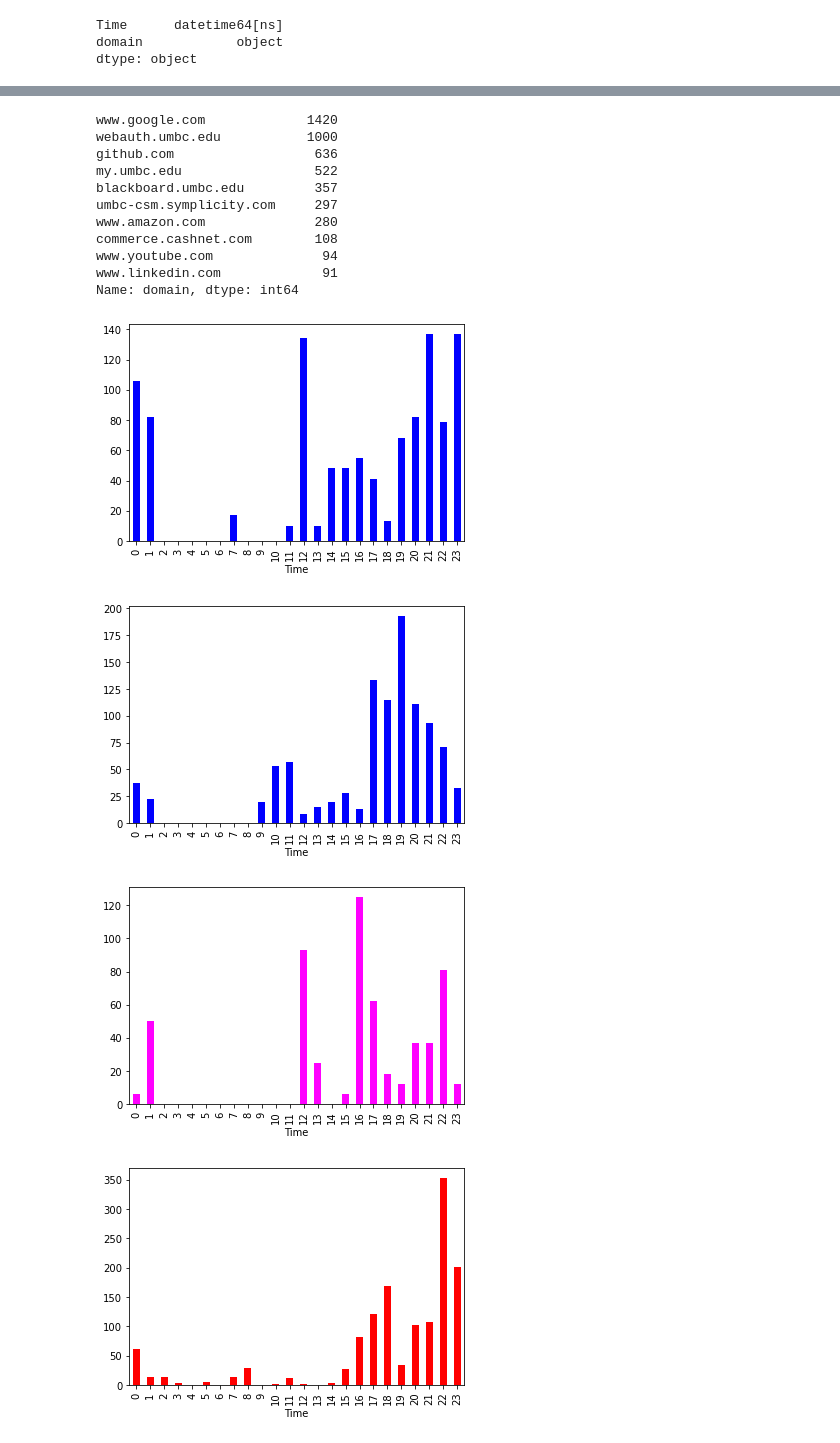
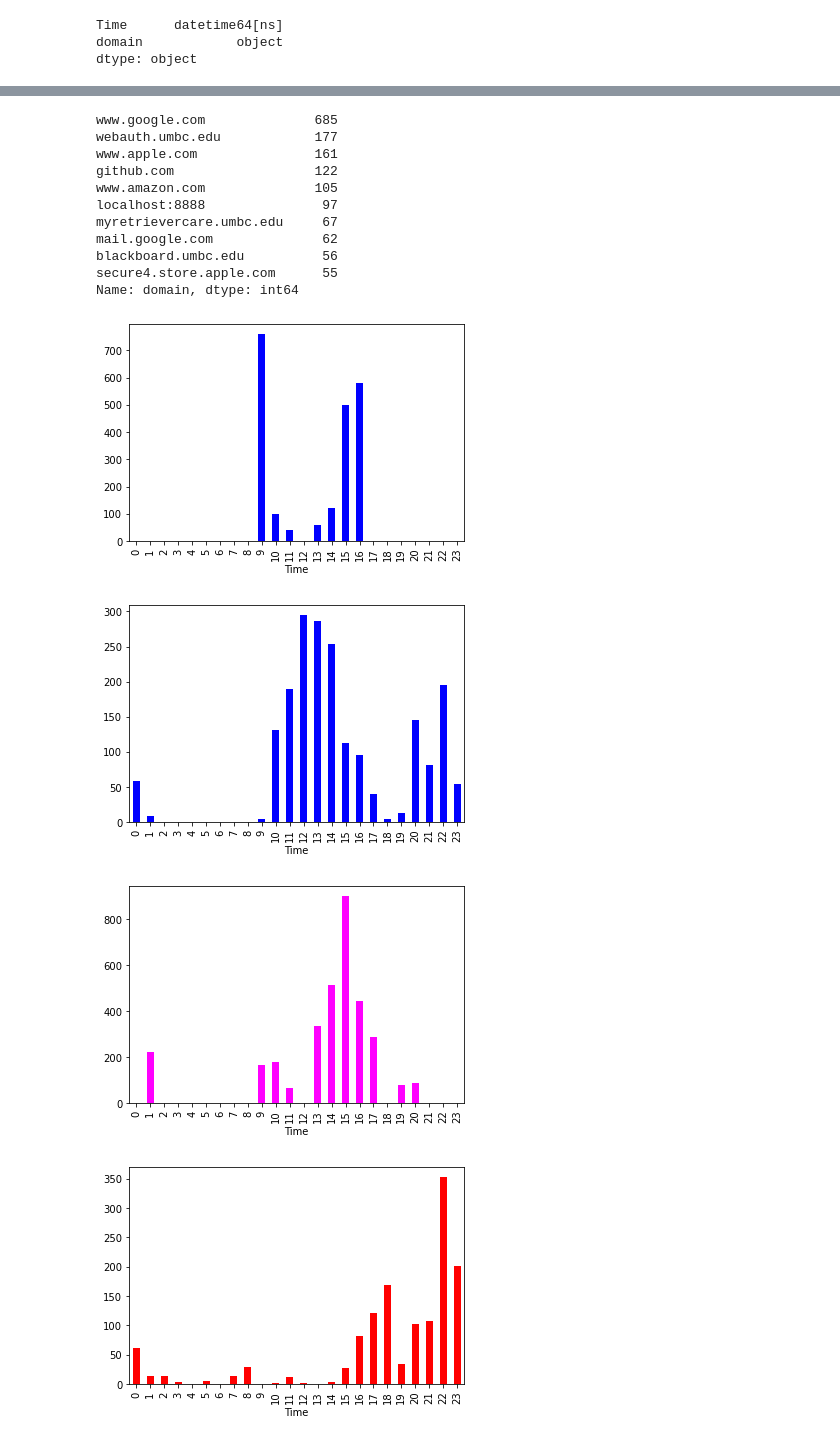
Before and after one commit to hinalbhaveshdesai/ds601, a Jupyter notebook: week10/hw-10_histories.ipynb, the cells around one changed output, grey strips where cells are left out. Cells and saved outputs as stored; diff of their text form; code cells hidden in the pictures.

Commit message:
Updated the histories file

```diff
--- a/week10/hw-10_histories.ipynb
+++ b/week10/hw-10_histories.ipynb
@@ -8,6 +8,6 @@ import pandas as pd
 import matplotlib
 import matplotlib.pyplot as plt
 # %%
-df = pd.read_csv('1.csv')
+df = pd.read_csv('histories/3.csv')
 df.shape
 # %% [output]
@@ -273,16 +273,16 @@ plt.show()
 # %%
 df['domain'].value_counts()[:10]
 # %% [output]
-www.google.com             1420
-webauth.umbc.edu           1000
-github.com                  636
-my.umbc.edu                 522
-blackboard.umbc.edu         357
-umbc-csm.symplicity.com     297
-www.amazon.com              280
-commerce.cashnet.com        108
-www.youtube.com              94
-www.linkedin.com             91
+www.google.com              685
+webauth.umbc.edu            177
+www.apple.com               161
+github.com                  122
+www.amazon.com              105
+localhost:8888               97
+myretrievercare.umbc.edu     67
+mail.google.com              62
+blackboard.umbc.edu          56
+secure4.store.apple.com      55
 Name: domain, dtype: int64
 # %%
 def get_data_for_domain(val):
@@ -297,15 +297,15 @@ def show_domain_stats(domain, color='blue', alpha=1):
 # %%
 _= show_domain_stats('amazon', 'blue')
 # %% [output]
-[figure, old version]
+[figure, new version]
 # %%
 _= show_domain_stats('umbc', 'blue')
 # %% [output]
-[figure, old version]
+[figure, new version]
 # %%
-_ = show_domain_stats('linkedin', 'magenta')
+_ = show_domain_stats('apple', 'magenta')
 # %% [output]
-[figure, old version]
+[figure, new version]
 # %%
 _ = show_domain_stats('github', 'red')
 # %% [output]
```
Also changed, not shown: parts of 19 cells of this notebook.
